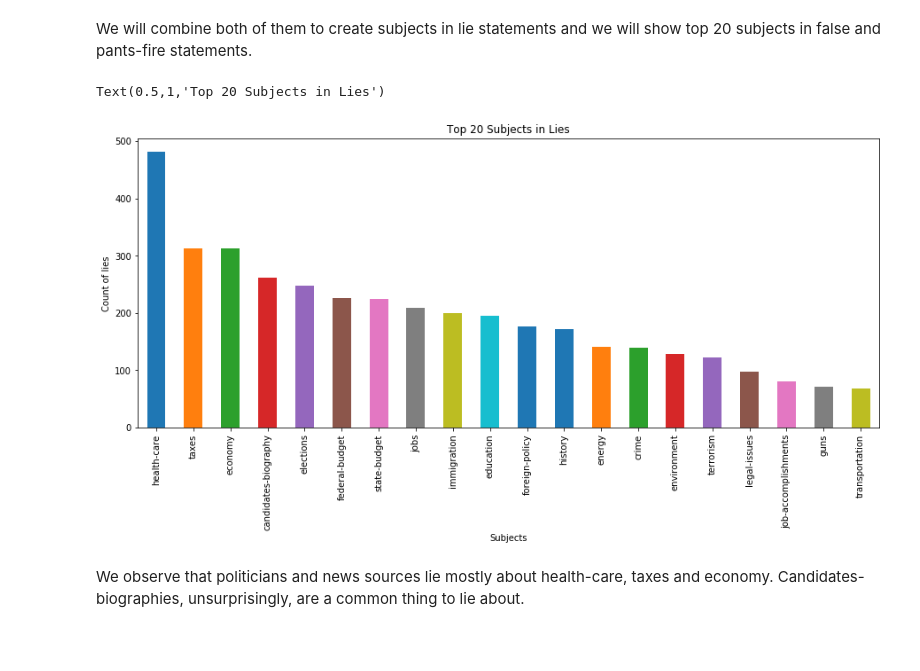
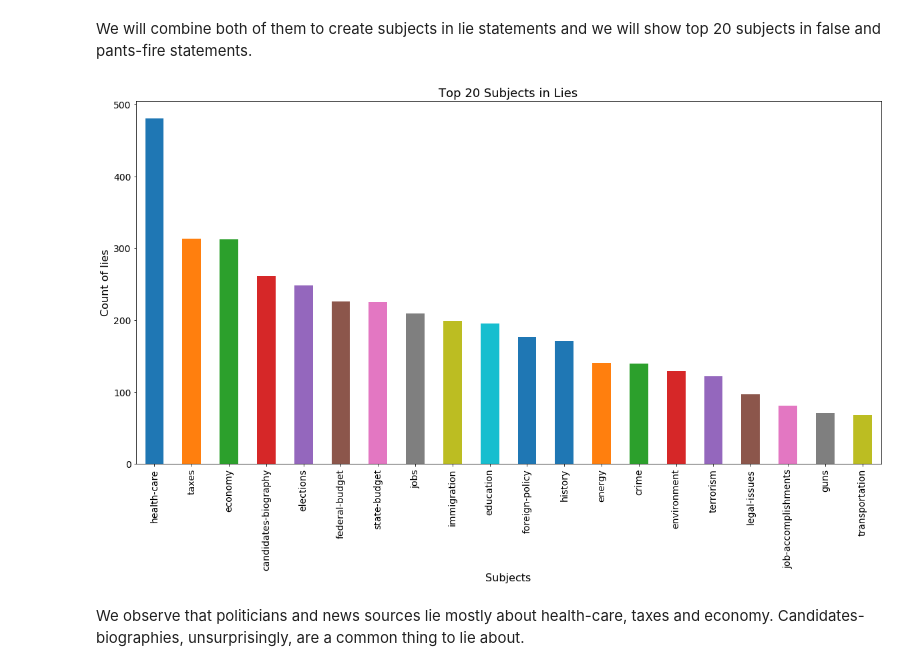
Before and after one commit to canaltinigne/ada-18-project, a Jupyter notebook: Milestone_2.ipynb, the cells around one changed output. Saved outputs shown, nothing was run; the diff lists cells and outputs as text; code cells hidden in the pictures; blank space fills up the shorter version.

```diff
--- a/Milestone_2.ipynb
+++ b/Milestone_2.ipynb
@@ -355,12 +358,14 @@ lie_subjects = lie_subjects.groupby(lie_subjects.index).sum().sort_values(ascend
 # %%
-plt.figure(figsize=(15,6))
+fig = plt.figure(figsize=(20,10))
 lie_subjects.plot.bar()
-plt.xlabel('Subjects')
-plt.ylabel('Count of lies')
-plt.title('Top 20 Subjects in Lies')
+plt.xlabel('Subjects', fontsize=16)
+plt.ylabel('Count of lies', fontsize=16)
+plt.title('Top 20 Subjects in Lies', fontsize=18)
+plt.gca().yaxis.set_tick_params(labelsize=14)
+plt.gca().xaxis.set_tick_params(labelsize=14)
+plt.savefig('Figure1.png', bbox_inches="tight", dpi=200)
 # %% [output]
-Text(0.5,1,'Top 20 Subjects in Lies')
-[figure, old version]
+[figure, new version]
 # %% [markdown]
 We observe that politicians and news sources lie mostly about health-care, taxes and economy. Candidates-biographies, unsurprisingly, are a common thing to lie about.
 # %% [markdown]
```
Also changed, not shown: parts of 18 cells of this notebook.
